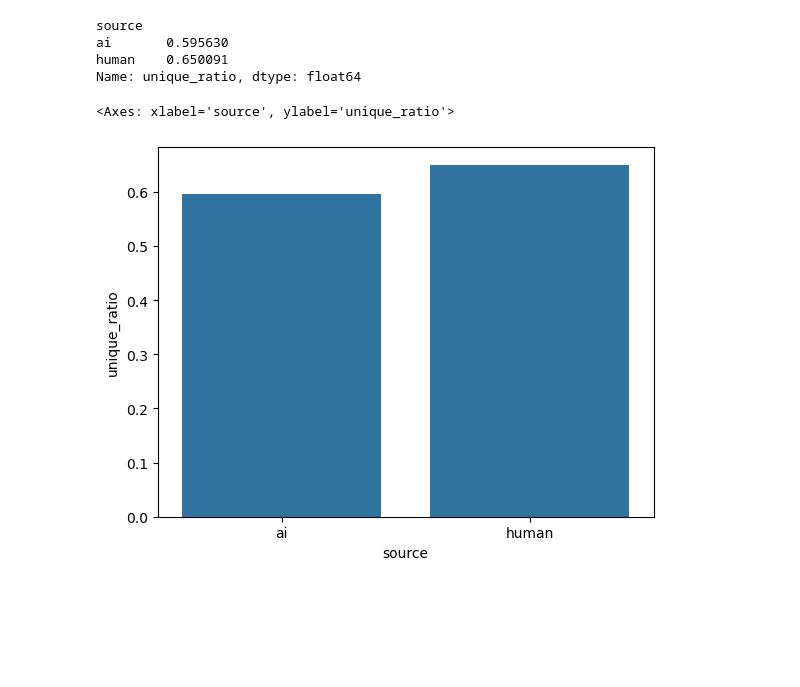
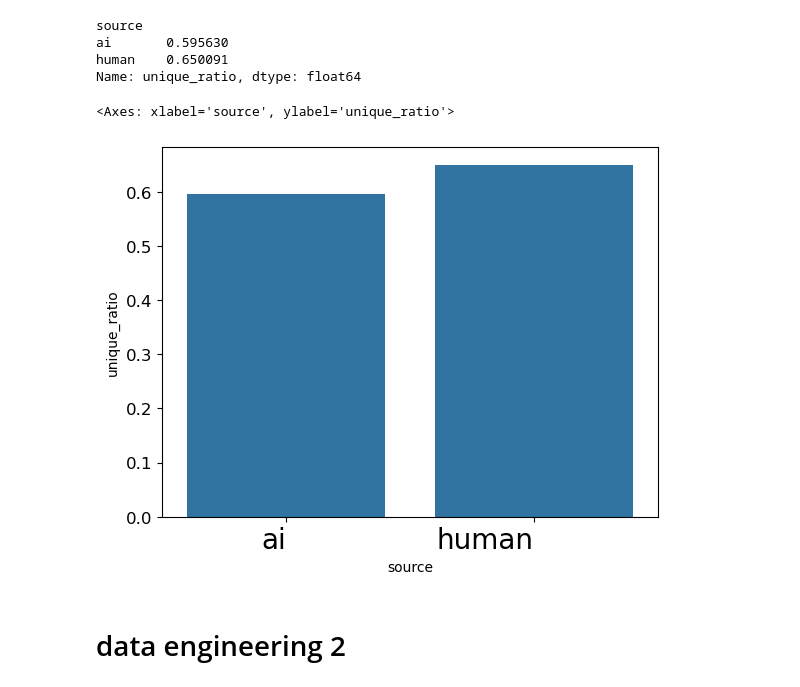
Before and after one commit to Dolev-Rapaport/ai_detection, a Jupyter notebook: main_notebook.ipynb, the cells around one changed output. Cells and saved outputs as stored; diff of their text form; code cells hidden in the pictures; blank space fills up the shorter version.

```diff
--- a/main_notebook.ipynb
+++ b/main_notebook.ipynb
@@ -193,5 +203,5 @@ punctuations = string.punctuation  # !"#$%&'()*+,-./:;<=>?@[\]^_`{|}~
 
 # Count occurrences of each punctuation in every text
 for p in punctuations:
-    balanced_df[f"count_{p}"] = balanced_df["text"].str.count(re.escape(p))
+    df[f"count_{p}"] = df["text"].str.count(re.escape(p))
 # %%
@@ -247,6 +276,6 @@ plt.show()
 # %%
-balanced_df["punct_total"] = balanced_df["text"].apply(lambda x: len(re.findall(rf"[{re.escape(string.punctuation)}]", str(x))))
-avg_punct = balanced_df.groupby("source")["punct_total"].mean()
+df["punct_total"] = df["text"].apply(lambda x: len(re.findall(rf"[{re.escape(string.punctuation)}]", str(x))))
+avg_punct = df.groupby("source")["punct_total"].mean()
 print(avg_punct)
 # %% [output]
 source
@@ -254,8 +283,8 @@ ai       64.400750
 human    76.660017
 Name: punct_total, dtype: float64
 # %%
-balanced_df["unique_ratio"] = balanced_df["text"].apply(lambda x: len(set(x.split())) / len(x.split()) if len(x.split()) > 0 else 0)
-balanced_df.head()
+df["unique_ratio"] = df["text"].apply(lambda x: len(set(x.split())) / len(x.split()) if len(x.split()) > 0 else 0)
+df.head()
 # %% [output]
 |  | source | id | text | text_length | sentence_count | word_count | avg_words_per_sentence | count_! | ... |
 | 0 | human | 255674 | From Trailville\n\nUpper Des Plai... | 4708 | 38 | 782 | 20.578947 | 0 | ... |
@@ -265,7 +294,7 @@ balanced_df.head()
 | 4 | human | 999435 | eating them.'' His jaw was clench... | 992 | 12 | 185 | 15.416667 | 0 | ... |
 5 rows × 41 columns
 # %%
-avg_unique_ratio = balanced_df.groupby("source")["unique_ratio"].mean()
+avg_unique_ratio = df.groupby("source")["unique_ratio"].mean()
 print(avg_unique_ratio)
 # %% [output]
 source
@@ -273,7 +302,11 @@ ai       0.595630
 human    0.650091
 Name: unique_ratio, dtype: float64
 # %%
+plt.xticks(fontsize=20, rotation=0, ha="right")                # Bigger x-ticks, rotated for readability
+plt.yticks(fontsize=12)
 sns.barplot(data=avg_unique_ratio)
 # %% [output]
 <Axes: xlabel='source', ylabel='unique_ratio'>
-[figure, old version]
+[figure, new version]
+# %% [markdown]
+# data engineering 2
```
Also changed, not shown: parts of 34 cells of this notebook.
